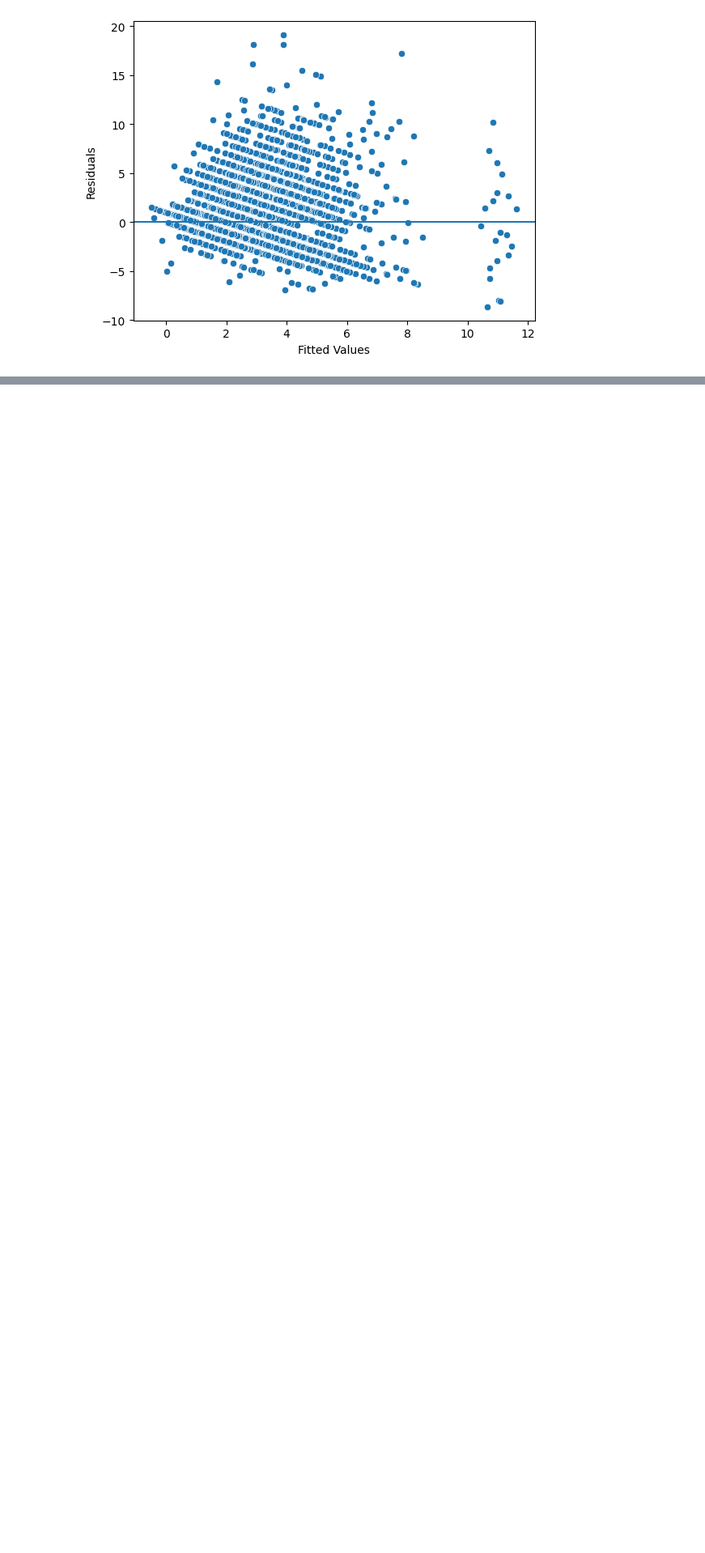
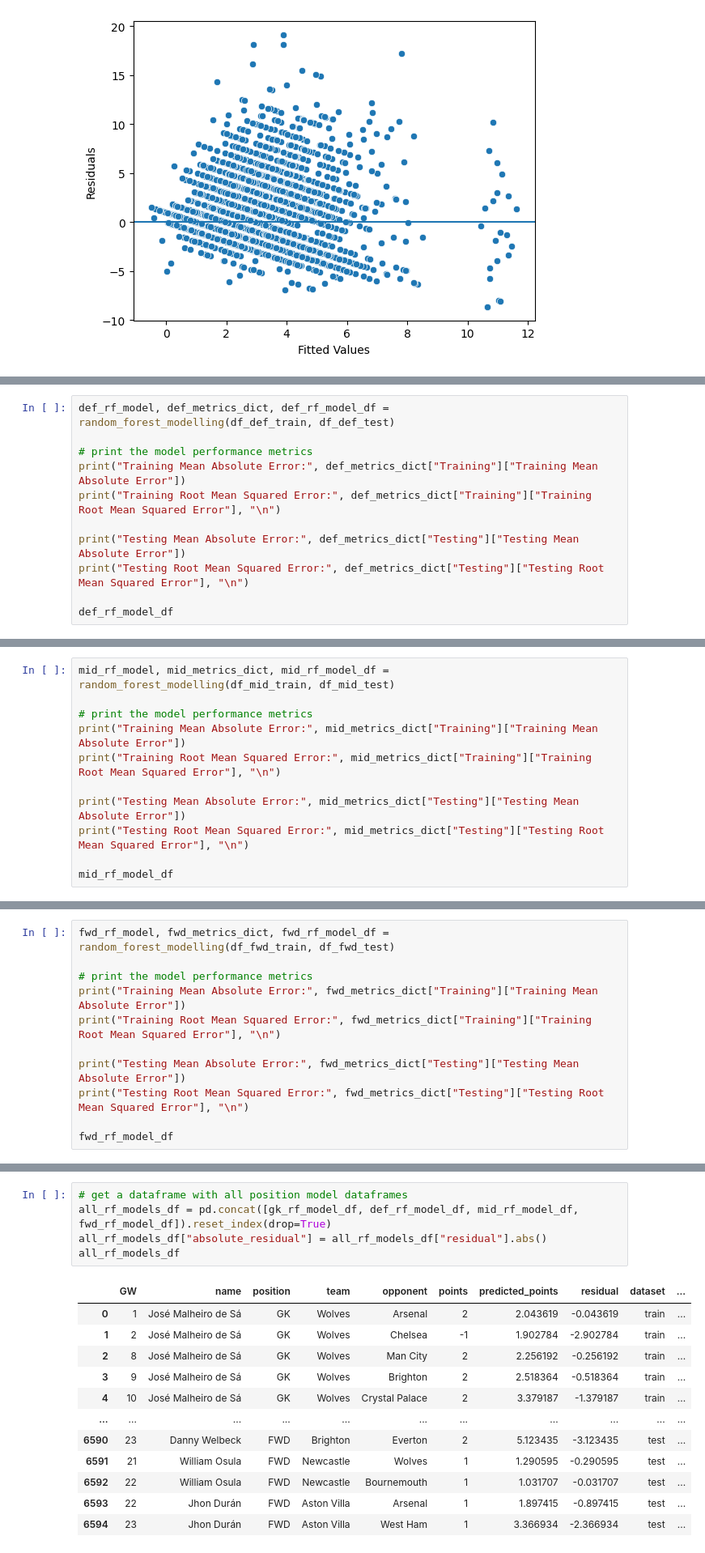
Before and after one commit to mattfurey1/fpl_points_predictor, a Jupyter notebook: project.ipynb, the cells around one changed output, grey strips where cells are left out. Shown at 81% size. Drawn from its saved outputs; the diff is of its cells as text; blank space fills up the shorter version.

```diff
--- a/project.ipynb
+++ b/project.ipynb
@@ -1294,0 +1464,11 @@ Get future fixtures and make predictions for predicted points, and then rank who
+# %%
+def_rf_model, def_metrics_dict, def_rf_model_df = random_forest_modelling(df_def_train, df_def_test)
+
+# print the model performance metrics
+print("Training Mean Absolute Error:", def_metrics_dict["Training"]["Training Mean Absolute Error"])
+print("Training Root Mean Squared Error:", def_metrics_dict["Training"]["Training Root Mean Squared Error"], "\n")
+
+print("Testing Mean Absolute Error:", def_metrics_dict["Testing"]["Testing Mean Absolute Error"])
+print("Testing Root Mean Squared Error:", def_metrics_dict["Testing"]["Testing Root Mean Squared Error"], "\n")
+
+def_rf_model_df
@@ -1294,0 +1496,11 @@ Get future fixtures and make predictions for predicted points, and then rank who
+# %%
+mid_rf_model, mid_metrics_dict, mid_rf_model_df = random_forest_modelling(df_mid_train, df_mid_test)
+
+# print the model performance metrics
+print("Training Mean Absolute Error:", mid_metrics_dict["Training"]["Training Mean Absolute Error"])
+print("Training Root Mean Squared Error:", mid_metrics_dict["Training"]["Training Root Mean Squared Error"], "\n")
+
+print("Testing Mean Absolute Error:", mid_metrics_dict["Testing"]["Testing Mean Absolute Error"])
+print("Testing Root Mean Squared Error:", mid_metrics_dict["Testing"]["Testing Root Mean Squared Error"], "\n")
+
+mid_rf_model_df
@@ -1294,0 +1528,11 @@ Get future fixtures and make predictions for predicted points, and then rank who
+# %%
+fwd_rf_model, fwd_metrics_dict, fwd_rf_model_df = random_forest_modelling(df_fwd_train, df_fwd_test)
+
+# print the model performance metrics
+print("Training Mean Absolute Error:", fwd_metrics_dict["Training"]["Training Mean Absolute Error"])
+print("Training Root Mean Squared Error:", fwd_metrics_dict["Training"]["Training Root Mean Squared Error"], "\n")
+
+print("Testing Mean Absolute Error:", fwd_metrics_dict["Testing"]["Testing Mean Absolute Error"])
+print("Testing Root Mean Squared Error:", fwd_metrics_dict["Testing"]["Testing Root Mean Squared Error"], "\n")
+
+fwd_rf_model_df
@@ -1294,0 +1558,18 @@ Get future fixtures and make predictions for predicted points, and then rank who
+# %%
+# get a dataframe with all position model dataframes
+all_rf_models_df = pd.concat([gk_rf_model_df, def_rf_model_df, mid_rf_model_df, fwd_rf_model_df]).reset_index(drop=True)
+all_rf_models_df["absolute_residual"] = all_rf_models_df["residual"].abs()
+all_rf_models_df
+# %% [output]
+|  | GW | name | position | team | opponent | points | predicted_points | residual | dataset | ... |
+| 0 | 1 | José Malheiro de Sá | GK | Wolves | Arsenal | 2 | 2.043619 | -0.043619 | train | ... |
+| 1 | 2 | José Malheiro de Sá | GK | Wolves | Chelsea | -1 | 1.902784 | -2.902784 | train | ... |
+| 2 | 8 | José Malheiro de Sá | GK | Wolves | Man City | 2 | 2.256192 | -0.256192 | train | ... |
+| 3 | 9 | José Malheiro de Sá | GK | Wolves | Brighton | 2 | 2.518364 | -0.518364 | train | ... |
+| 4 | 10 | José Malheiro de Sá | GK | Wolves | Crystal Palace | 2 | 3.379187 | -1.379187 | train | ... |
+| ... | ... | ... | ... | ... | ... | ... | ... | ... | ... | ... |
+| 6590 | 23 | Danny Welbeck | FWD | Brighton | Everton | 2 | 5.123435 | -3.123435 | test | ... |
+| 6591 | 21 | William Osula | FWD | Newcastle | Wolves | 1 | 1.290595 | -0.290595 | test | ... |
+| 6592 | 22 | William Osula | FWD | Newcastle | Bournemouth | 1 | 1.031707 | -0.031707 | test | ... |
+| 6593 | 22 | Jhon Durán | FWD | Aston Villa | Arsenal | 1 | 1.897415 | -0.897415 | test | ... |
+| 6594 | 23 | Jhon Durán | FWD | Aston Villa | West Ham | 1 | 3.366934 | -2.366934 | test | ... |
```
Also changed, not shown: parts of 41 cells of this notebook, 2 other files.
